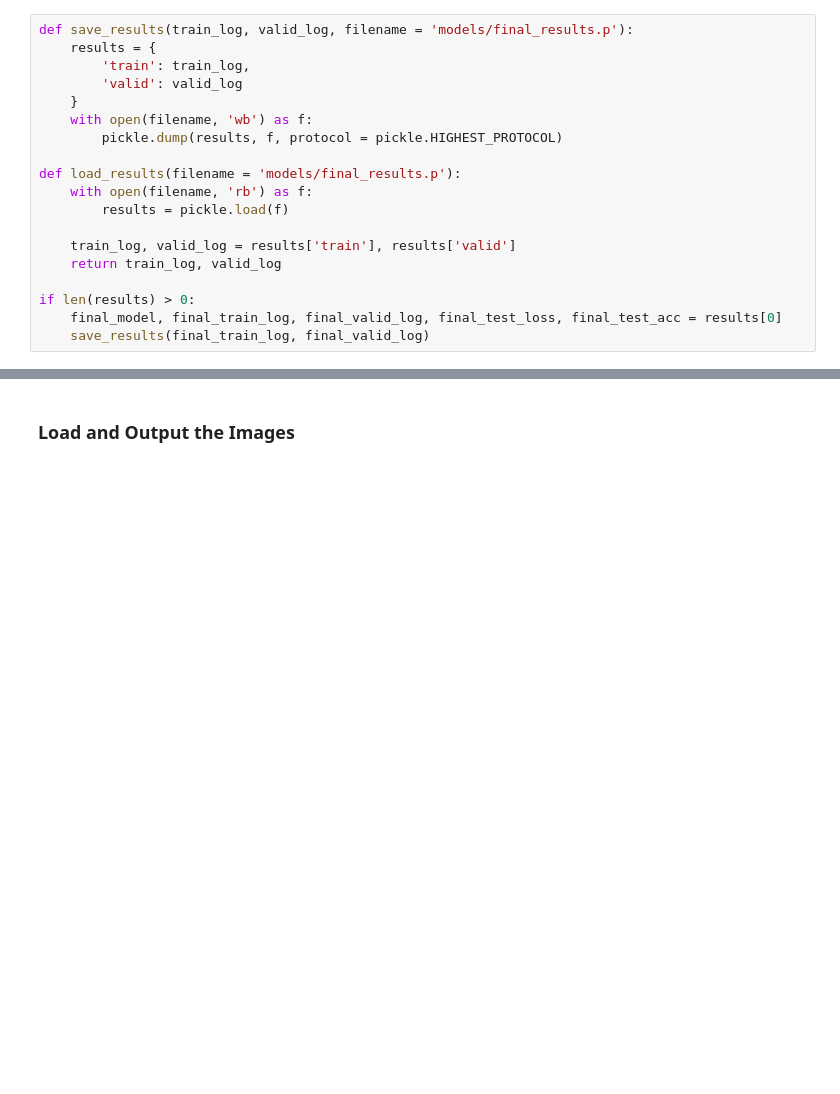
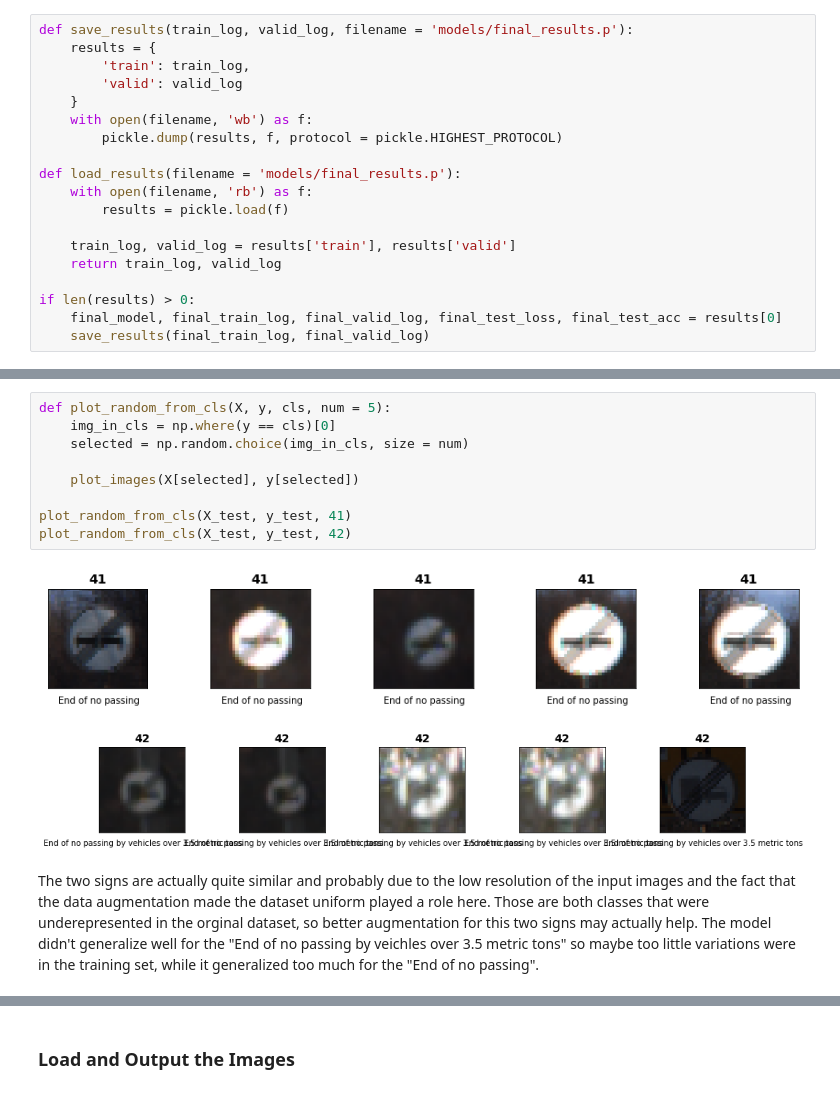
Before and after one commit to marcomarasca/SDCND-Traffic-Sign-Classifier, a Jupyter notebook: Traffic_Sign_Classifier.ipynb, the cells around one changed output, grey strips where cells are left out. Drawn from its saved outputs; the diff is of its cells as text; blank space fills up the shorter version.

```diff
--- a/Traffic_Sign_Classifier.ipynb
+++ b/Traffic_Sign_Classifier.ipynb
@@ -1285,3 +1330,17 @@ Loss: 0.100, 0.139, 0.166 - Accuracy: 1.000, 0.992, 0.992
+# %%
+def plot_random_from_cls(X, y, cls, num = 5):
+    img_in_cls = np.where(y == cls)[0]
+    selected = np.random.choice(img_in_cls, size = num)
+
+    plot_images(X[selected], y[selected])
+
+plot_random_from_cls(X_test, y_test, 41)
+plot_random_from_cls(X_test, y_test, 42)
+# %% [output]
+[figure, added]
+[figure, added]
+# %% [markdown]
+The two signs are actually quite similar and probably due to the low resolution of the input images and the fact that the data augmentation made the dataset uniform played a role here. Those are both classes that were underepresented in the orginal dataset, so better augmentation for this two signs may actually help. The model didn't generalize well for the "End of no passing by veichles over 3.5 metric tons" so maybe too little variations were in the training set, while it generalized too much for the "End of no passing".
 # %% [markdown]
 ### Experiments
 
```
Also changed, not shown: parts of 59 cells of this notebook, 5 other files.
